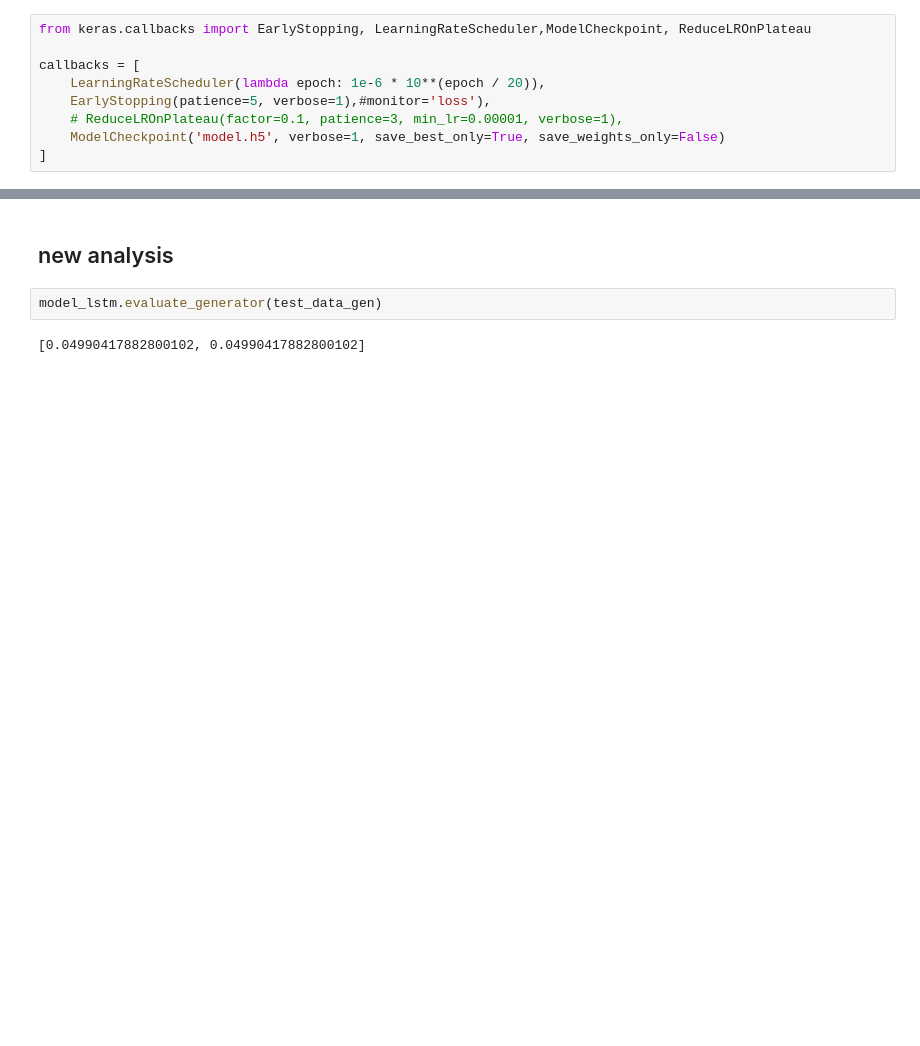
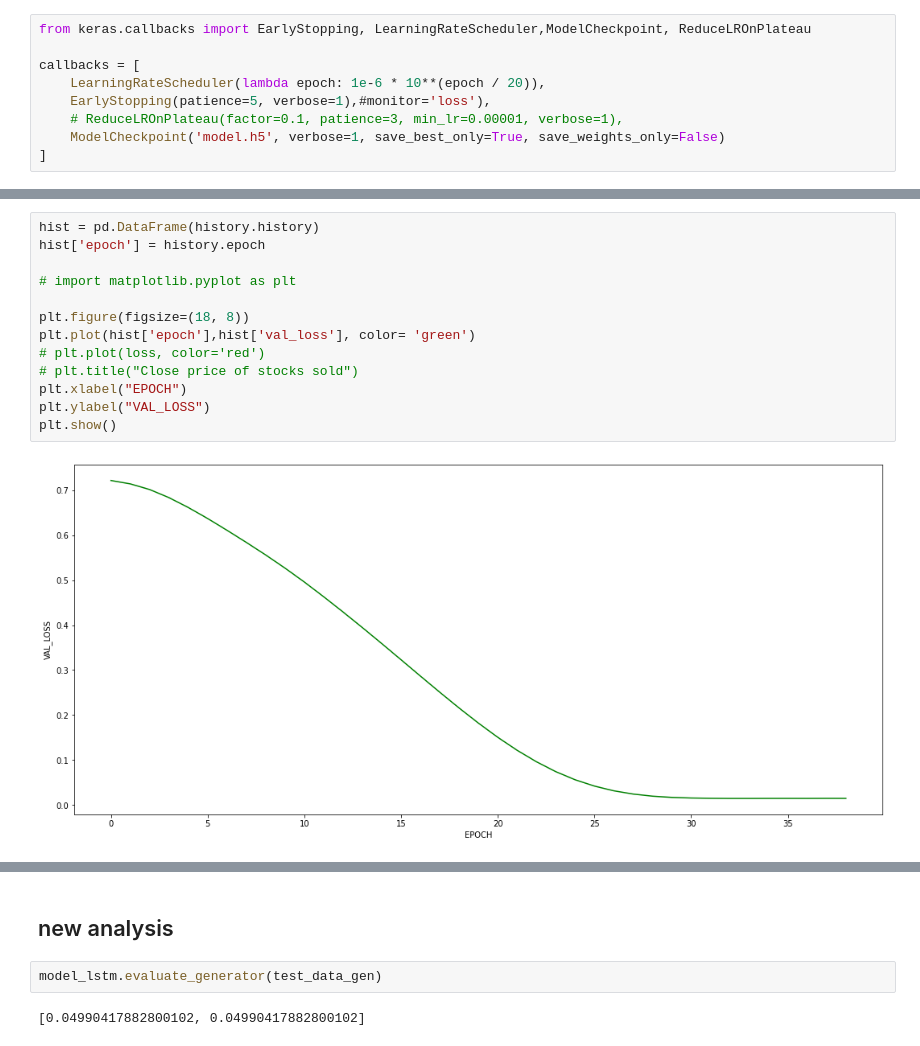
Before and after one commit to dcolinmorgan/prediction, a Jupyter notebook: LTCOPD_TS_LSTM.ipynb, the cells around one changed output, grey strips where cells are left out. Saved outputs shown, nothing was run; the diff lists cells and outputs as text; blank space fills up the shorter version.

```diff
--- a/LTCOPD_TS_LSTM.ipynb
+++ b/LTCOPD_TS_LSTM.ipynb
@@ -668,5 +666,20 @@ WARNING:absl:Found untraced functions such as lstm_cell_layer_call_and_return_co
 INFO:tensorflow:Assets written to: drive/MyDrive/ltcopd_lstm_model.h/assets
 INFO:tensorflow:Assets written to: drive/MyDrive/ltcopd_lstm_model.h/assets
+# %%
+hist = pd.DataFrame(history.history)
+hist['epoch'] = history.epoch
+
+# import matplotlib.pyplot as plt
+
+plt.figure(figsize=(18, 8))
+plt.plot(hist['epoch'],hist['val_loss'], color= 'green')
+# plt.plot(loss, color='red')
+# plt.title("Close price of stocks sold")
+plt.xlabel("EPOCH")
+plt.ylabel("VAL_LOSS")
+plt.show()
+# %% [output]
+[figure, added]
 # %%
 from keras.models import load_model
 model = load_model('drive/MyDrive/ltcopd_lstm_model.h')
```
Also changed, not shown: parts of 21 cells of this notebook.
